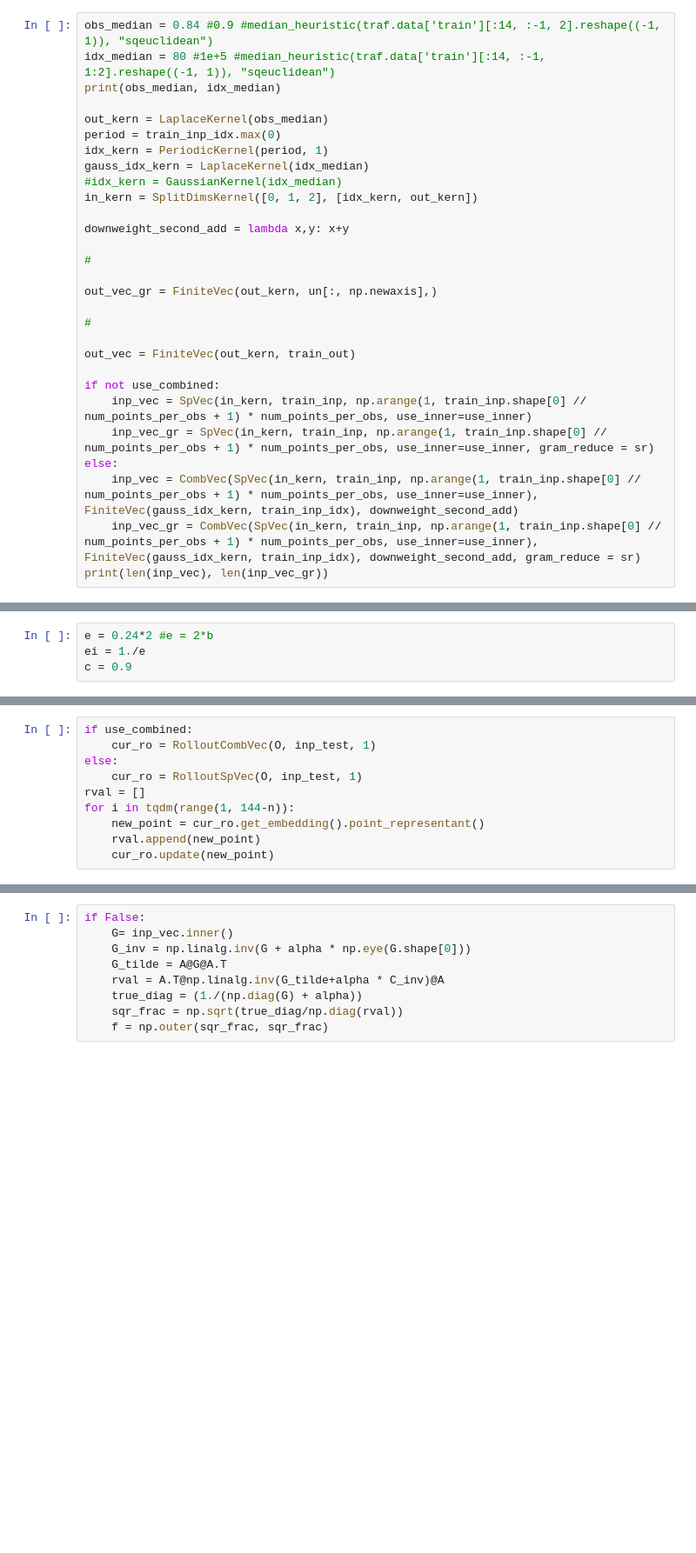
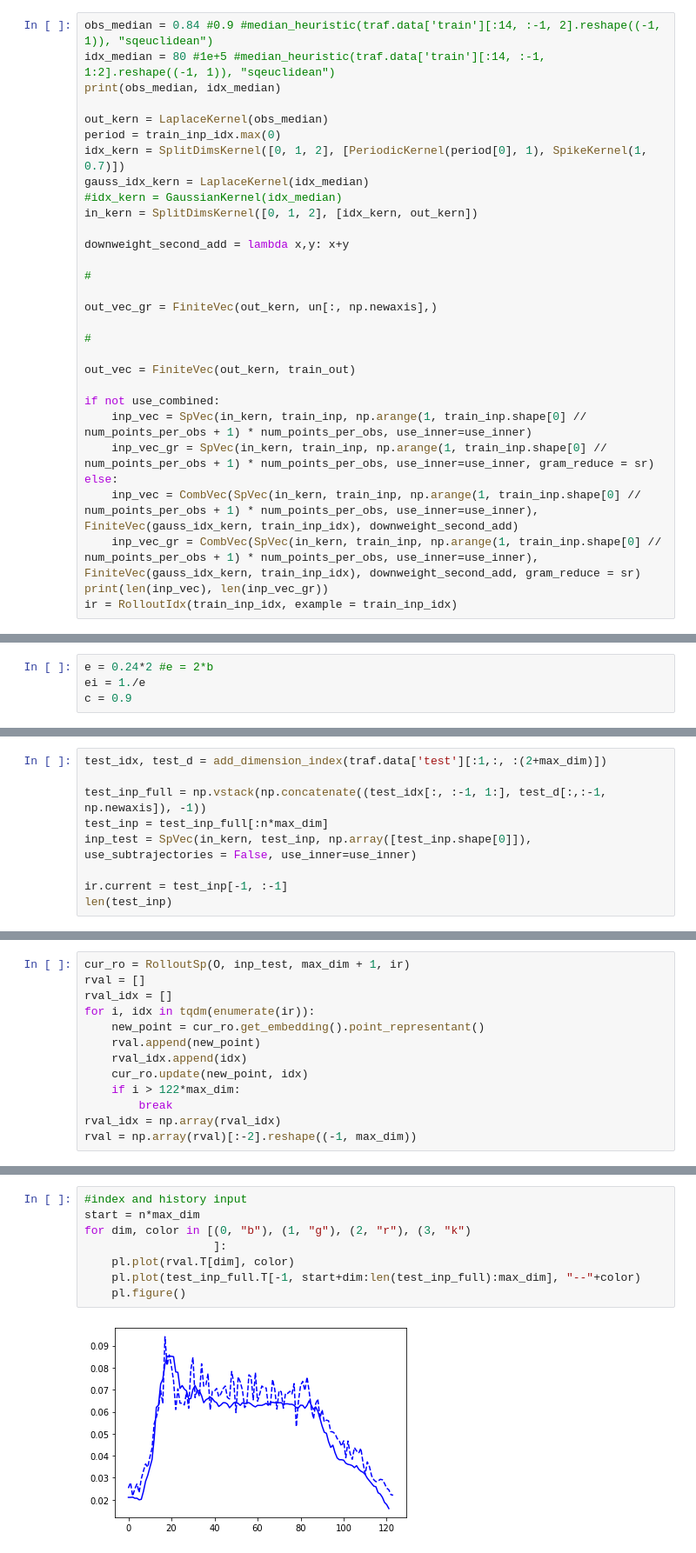
Before and after one commit to zalandoresearch/JaxRK, a Jupyter notebook: examples/Process_kernels_Traffic.ipynb, the cells around one changed output, grey strips where cells are left out. Shown at 87% size. Cells and saved outputs as stored; diff of their text form; blank space fills up the shorter version.

```diff
--- a/examples/Process_kernels_Traffic.ipynb
+++ b/examples/Process_kernels_Traffic.ipynb
@@ -58,7 +60,7 @@ print(obs_median, idx_median)
 
 out_kern = LaplaceKernel(obs_median)
 period = train_inp_idx.max(0)
-idx_kern = PeriodicKernel(period, 1)
+idx_kern = SplitDimsKernel([0, 1, 2], [PeriodicKernel(period[0], 1), SpikeKernel(1, 0.7)])
 gauss_idx_kern = LaplaceKernel(idx_median)
 #idx_kern = GaussianKernel(idx_median)
 in_kern = SplitDimsKernel([0, 1, 2], [idx_kern, out_kern])
@@ -80,5 +82,6 @@ else:
     inp_vec = CombVec(SpVec(in_kern, train_inp, np.arange(1, train_inp.shape[0] // num_points_per_obs + 1) * num_points_per_obs, use_inner=use_inner), FiniteVec(gauss_idx_kern, train_inp_idx), downweight_second_add)
     inp_vec_gr = CombVec(SpVec(in_kern, train_inp, np.arange(1, train_inp.shape[0] // num_points_per_obs + 1) * num_points_per_obs, use_inner=use_inner), FiniteVec(gauss_idx_kern, train_inp_idx), downweight_second_add, gram_reduce = sr)
 print(len(inp_vec), len(inp_vec_gr))
+ir = RolloutIdx(train_inp_idx, example = train_inp_idx)
 # %% [output]
 0.84 80
@@ -116,0 +103,9 @@ inp_test = SpVec(in_kern, test_inp, np.array([n]), use_subtrajectories = False,
+# %%
+test_idx, test_d = add_dimension_index(traf.data['test'][:1,:, :(2+max_dim)])
+
+test_inp_full = np.vstack(np.concatenate((test_idx[:, :-1, 1:], test_d[:,:-1, np.newaxis]), -1))
+test_inp = test_inp_full[:n*max_dim]
+inp_test = SpVec(in_kern, test_inp, np.array([test_inp.shape[0]]), use_subtrajectories = False, use_inner=use_inner)
+
+ir.current = test_inp[-1, :-1]
+len(test_inp)
@@ -117,10 +114,13 @@ inp_test = SpVec(in_kern, test_inp, np.array([n]), use_subtrajectories = False,
 # %%
-if use_combined:
-    cur_ro = RolloutCombVec(O, inp_test, 1)
-else:
-    cur_ro = RolloutSpVec(O, inp_test, 1)
+cur_ro = RolloutSp(O, inp_test, max_dim + 1, ir)
 rval = []
-for i in tqdm(range(1, 144-n)):
+rval_idx = []
+for i, idx in tqdm(enumerate(ir)):
     new_point = cur_ro.get_embedding().point_representant()
     rval.append(new_point)
-    cur_ro.update(new_point)
+    rval_idx.append(idx)
+    cur_ro.update(new_point, idx)
+    if i > 122*max_dim:
+        break
+rval_idx = np.array(rval_idx)
+rval = np.array(rval)[:-2].reshape((-1, max_dim))
@@ -157,9 +127,10 @@ WARNING:matplotlib.legend:No handles with labels found to put in legend.
-# %%
-if False:
-    G= inp_vec.inner()
-    G_inv = np.linalg.inv(G + alpha * np.eye(G.shape[0]))
-    G_tilde = A@G@A.T
-    rval = A.T@np.linalg.inv(G_tilde+alpha * C_inv)@A
-    true_diag = (1./(np.diag(G) + alpha))
-    sqr_frac = np.sqrt(true_diag/np.diag(rval))
-    f = np.outer(sqr_frac, sqr_frac)
+# %%
+#index and history input
+start = n*max_dim
+for dim, color in [(0, "b"), (1, "g"), (2, "r"), (3, "k")
+                   ]:
+    pl.plot(rval.T[dim], color)
+    pl.plot(test_inp_full.T[-1, start+dim:len(test_inp_full):max_dim], "--"+color)
+    pl.figure()
+# %% [output]
+[figure, added]
```
Also changed, not shown: parts of 19 cells of this notebook, 6 other files.
